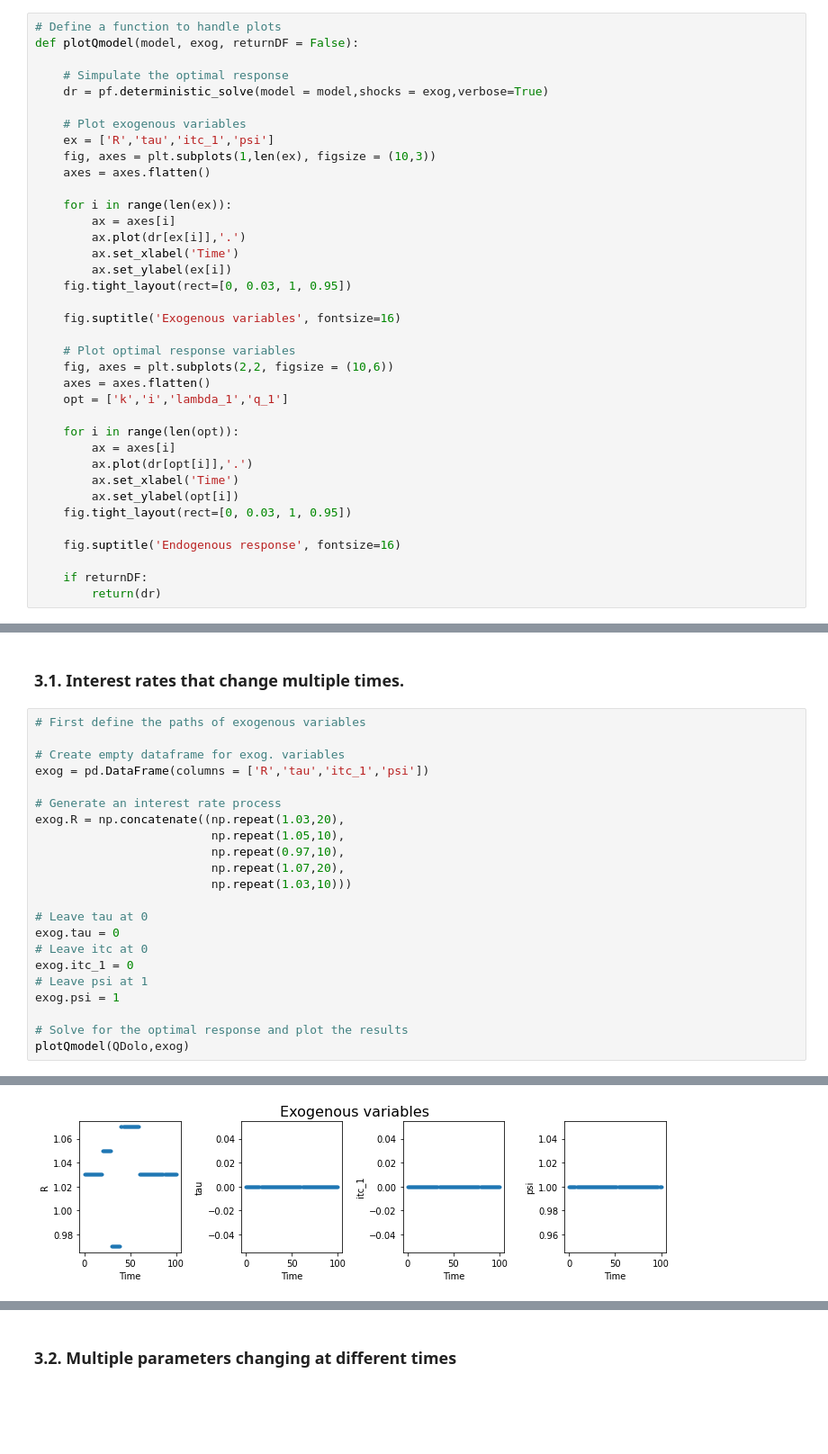
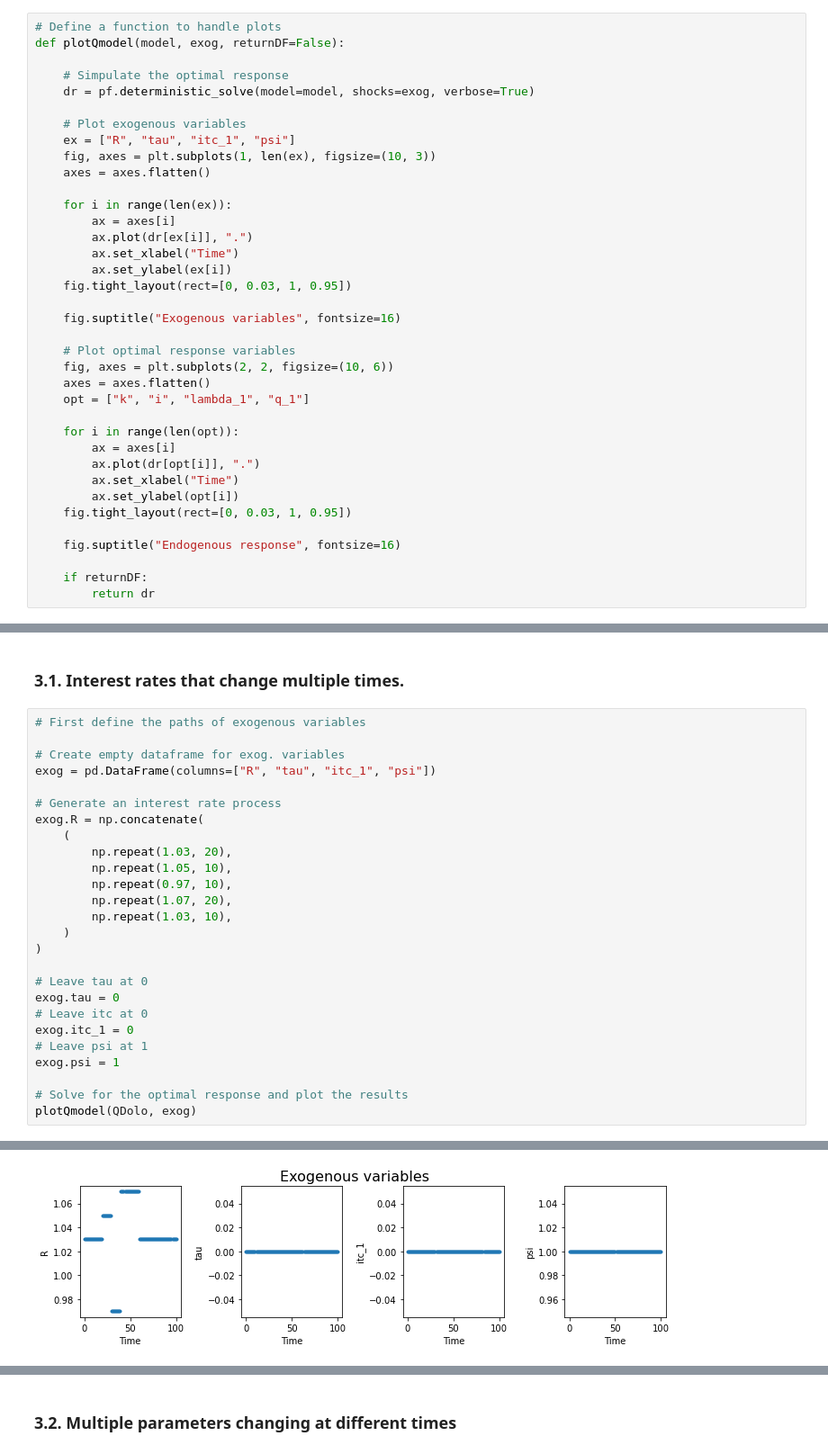
Before and after one commit to econ-ark/DARKolo, a Jupyter notebook: chimeras/qModel/qModel_in_HARK_and_Dolo.ipynb, the cells around one changed output, grey strips where cells are left out. Shown: that part at 90% size. Saved outputs shown, nothing was run; the diff lists cells and outputs as text; blank space fills up the shorter version.

```diff
--- a/chimeras/qModel/qModel_in_HARK_and_Dolo.ipynb
+++ b/chimeras/qModel/qModel_in_HARK_and_Dolo.ipynb
@@ -436,41 +477,41 @@ This section illustrates simulations of structural changes in Dolo that would be
 I first define a function that, given a future path for the exogenous variables, uses Dolo to solve for the firm's optimal response and plots the results.
 # %%
 # Define a function to handle plots
-def plotQmodel(model, exog, returnDF = False):
+def plotQmodel(model, exog, returnDF=False):
 
     # Simpulate the optimal response
-    dr = pf.deterministic_solve(model = model,shocks = exog,verbose=True)
+    dr = pf.deterministic_solve(model=model, shocks=exog, verbose=True)
 
     # Plot exogenous variables
-    ex = ['R','tau','itc_1','psi']
-    fig, axes = plt.subplots(1,len(ex), figsize = (10,3))
+    ex = ["R", "tau", "itc_1", "psi"]
+    fig, axes = plt.subplots(1, len(ex), figsize=(10, 3))
     axes = axes.flatten()
 
     for i in range(len(ex)):
         ax = axes[i]
-        ax.plot(dr[ex[i]],'.')
-        ax.set_xlabel('Time')
+        ax.plot(dr[ex[i]], ".")
+        ax.set_xlabel("Time")
         ax.set_ylabel(ex[i])
     fig.tight_layout(rect=[0, 0.03, 1, 0.95])
 
-    fig.suptitle('Exogenous variables', fontsize=16)
+    fig.suptitle("Exogenous variables", fontsize=16)
 
     # Plot optimal response variables
-    fig, axes = plt.subplots(2,2, figsize = (10,6))
+    fig, axes = plt.subplots(2, 2, figsize=(10, 6))
     axes = axes.flatten()
-    opt = ['k','i','lambda_1','q_1']
+    opt = ["k", "i", "lambda_1", "q_1"]
 
     for i in range(len(opt)):
         ax = axes[i]
-        ax.plot(dr[opt[i]],'.')
-        ax.set_xlabel('Time')
+        ax.plot(dr[opt[i]], ".")
+        ax.set_xlabel("Time")
         ax.set_ylabel(opt[i])
     fig.tight_layout(rect=[0, 0.03, 1, 0.95])
 
-    fig.suptitle('Endogenous response', fontsize=16)
+    fig.suptitle("Endogenous response", fontsize=16)
 
     if returnDF:
-        return(dr)
+        return dr
 # %% [markdown]
 I now produce various simulations.
 # %% [markdown]
@@ -479,14 +520,18 @@ I now produce various simulations.
 # First define the paths of exogenous variables
 
 # Create empty dataframe for exog. variables
-exog = pd.DataFrame(columns = ['R','tau','itc_1','psi'])
+exog = pd.DataFrame(columns=["R", "tau", "itc_1", "psi"])
 
 # Generate an interest rate process
-exog.R = np.concatenate((np.repeat(1.03,20),
-                         np.repeat(1.05,10),
-                         np.repeat(0.97,10),
-                         np.repeat(1.07,20),
-                         np.repeat(1.03,10)))
+exog.R = np.concatenate(
+    (
+        np.repeat(1.03, 20),
+        np.repeat(1.05, 10),
+        np.repeat(0.97, 10),
+        np.repeat(1.07, 20),
+        np.repeat(1.03, 10),
+    )
+)
 
 # Leave tau at 0
 exog.tau = 0
@@ -496,5 +541,5 @@ exog.itc_1 = 0
 exog.psi = 1
 
 # Solve for the optimal response and plot the results
-plotQmodel(QDolo,exog)
+plotQmodel(QDolo, exog)
 # %% [output]
@@ -503,4 +550,4 @@ plotQmodel(QDolo,exog)
-[figure, old version]
+[figure, new version]
 [figure]
 # %% [markdown]
 ### 3.2. Multiple parameters changing at different times
```
Also changed, not shown: parts of 15 cells of this notebook, 1 other file.
